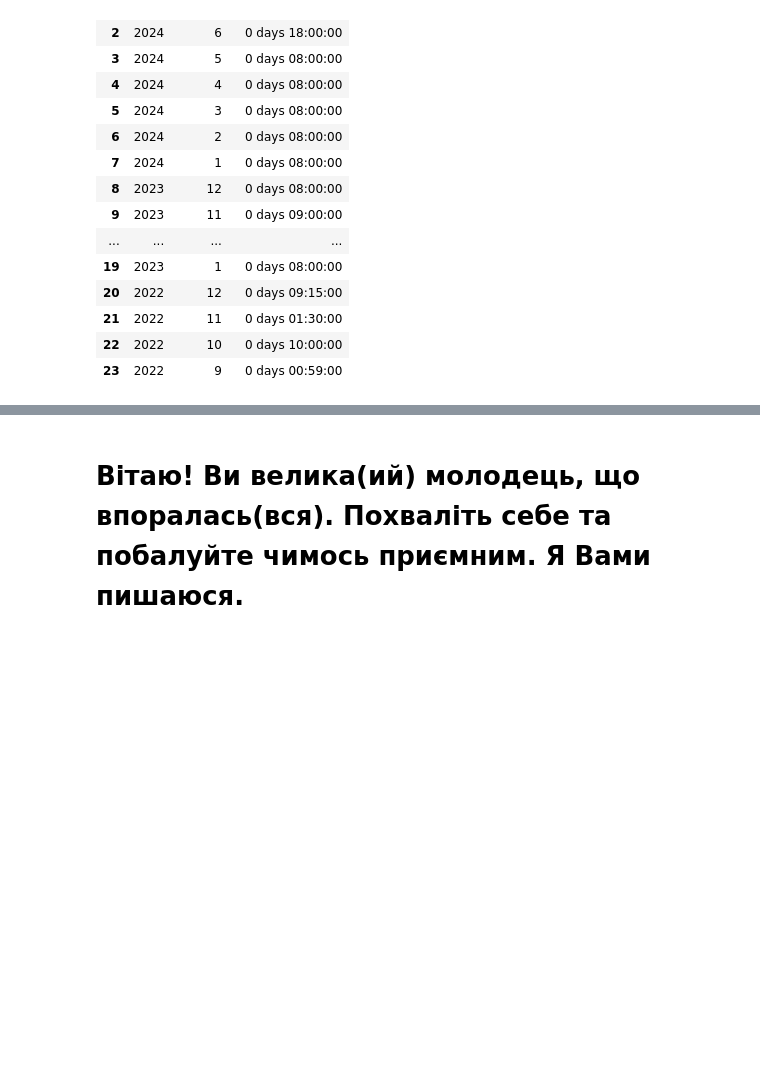
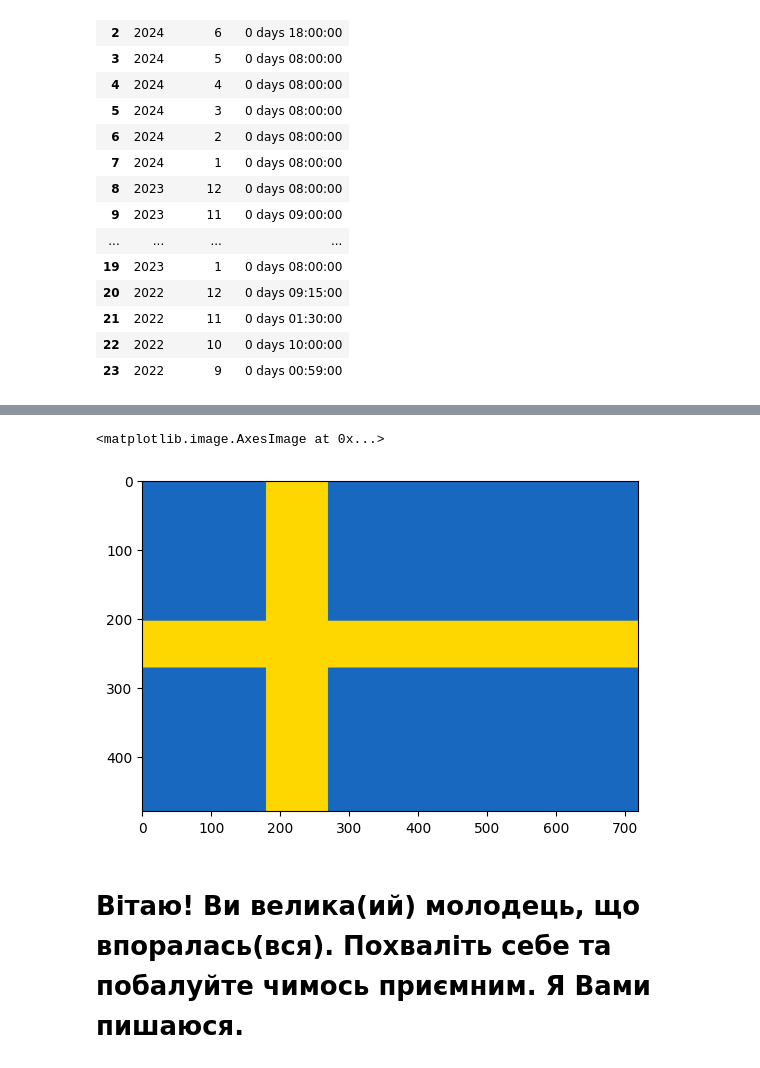
Before and after one commit to RickSanchezzz666/AD, a Jupyter notebook: Lab1/DM_practice_1.ipynb, the cells around one changed output, grey strips where cells are left out. Drawn from its saved outputs; the diff is of its cells as text; code cells hidden in the pictures; blank space fills up the shorter version.

```diff
--- a/Lab1/DM_practice_1.ipynb
+++ b/Lab1/DM_practice_1.ipynb
@@ -367,3 +379,23 @@ duration_read
+# %%
+width, height = 720, 480
+dimensions_array = np.zeros((height, width, 4), dtype=np.uint8)
+divided_height = height // 7
+divided_width = width // 8
+
+dimensions_array[:, :, :] = (0, 87, 184, 230)
+
+dimensions_array[3 * divided_height:4 * divided_height, :, :] = (255, 215, 0, 255)
+
+dimensions_array[:, 2 * divided_width:3 * divided_width, :] = (255, 215, 0, 255)
+
+
+import matplotlib.pylab as plt
+plt.imshow(dimensions_array)
+
+#free pavel
+# %% [output]
+<matplotlib.image.AxesImage at 0x...>
+[figure, added]
 # %% [markdown]
 # Вітаю! Ви велика(ий) молодець, що впоралась(вся). Похваліть себе та побалуйте чимось приємним. Я Вами пишаюся.
 # %% [markdown]
```
Also changed, not shown: parts of 1 cell of this notebook, 1 other file.
